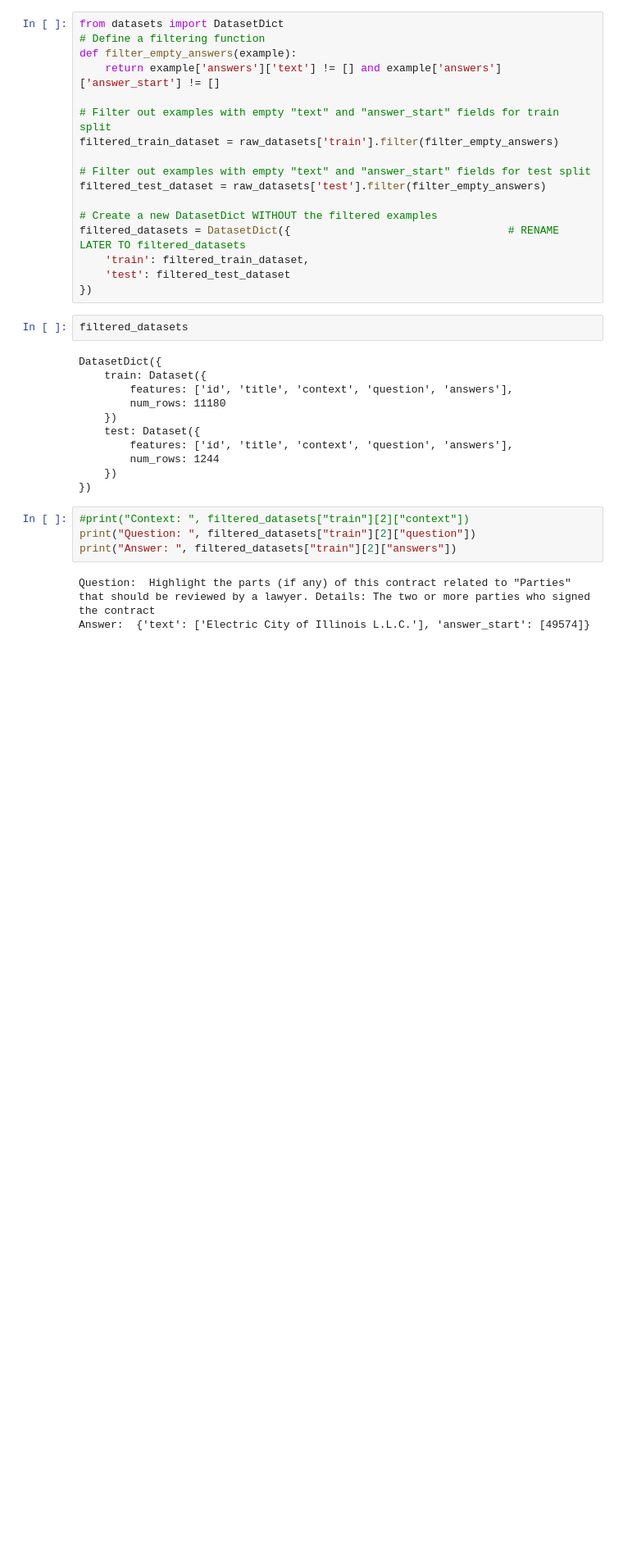
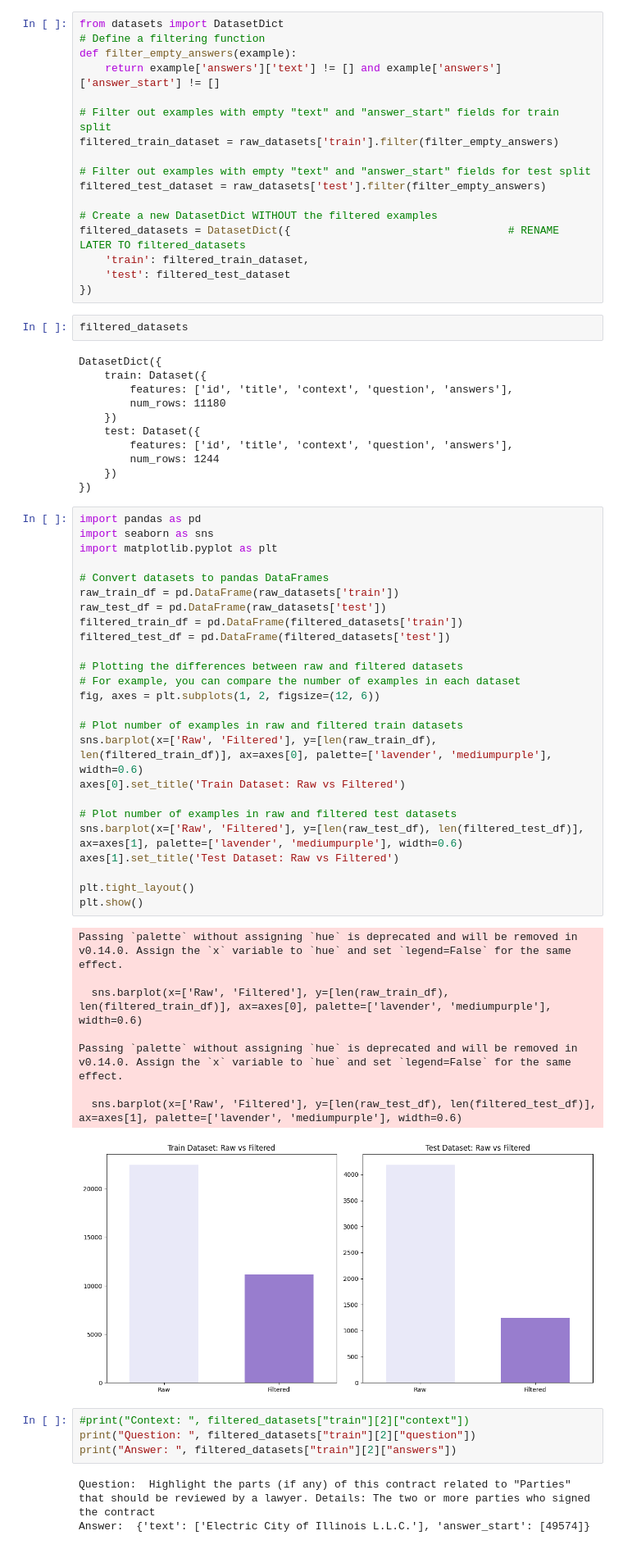
Before and after one commit to Elshamysamira/Machine-Learning-Methods, a Jupyter notebook: QA_CUAD_updated3_15_April_2024.ipynb, the cells around one changed output. Shown at 82% size. Drawn from its saved outputs; the diff is of its cells as text; blank space fills up the shorter version.

```diff
--- a/QA_CUAD_updated3_15_April_2024.ipynb
+++ b/QA_CUAD_updated3_15_April_2024.ipynb
@@ -79,6 +79,40 @@ DatasetDict({
         num_rows: 1244
     })
 })
+# %%
+import pandas as pd
+import seaborn as sns
+import matplotlib.pyplot as plt
+
+# Convert datasets to pandas DataFrames
+raw_train_df = pd.DataFrame(raw_datasets['train'])
+raw_test_df = pd.DataFrame(raw_datasets['test'])
+filtered_train_df = pd.DataFrame(filtered_datasets['train'])
+filtered_test_df = pd.DataFrame(filtered_datasets['test'])
+
+# Plotting the differences between raw and filtered datasets
+# For example, you can compare the number of examples in each dataset
+fig, axes = plt.subplots(1, 2, figsize=(12, 6))
+
+# Plot number of examples in raw and filtered train datasets
+sns.barplot(x=['Raw', 'Filtered'], y=[len(raw_train_df), len(filtered_train_df)], ax=axes[0], palette=['lavender', 'mediumpurple'], width=0.6)
+axes[0].set_title('Train Dataset: Raw vs Filtered')
+
+# Plot number of examples in raw and filtered test datasets
+sns.barplot(x=['Raw', 'Filtered'], y=[len(raw_test_df), len(filtered_test_df)], ax=axes[1], palette=['lavender', 'mediumpurple'], width=0.6)
+axes[1].set_title('Test Dataset: Raw vs Filtered')
+
+plt.tight_layout()
+plt.show()
+# %% [output]
+Passing `palette` without assigning `hue` is deprecated and will be removed in v0.14.0. Assign the `x` variable to `hue` and set `legend=False` for the same effect.
+
+  sns.barplot(x=['Raw', 'Filtered'], y=[len(raw_train_df), len(filtered_train_df)], ax=axes[0], palette=['lavender', 'mediumpurple'], width=0.6)
+
+Passing `palette` without assigning `hue` is deprecated and will be removed in v0.14.0. Assign the `x` variable to `hue` and set `legend=False` for the same effect.
+
+  sns.barplot(x=['Raw', 'Filtered'], y=[len(raw_test_df), len(filtered_test_df)], ax=axes[1], palette=['lavender', 'mediumpurple'], width=0.6)
+[figure, added]
 # %%
 #print("Context: ", filtered_datasets["train"][2]["context"])
 print("Question: ", filtered_datasets["train"][2]["question"])
```
Also changed, not shown: parts of 1 cell of this notebook.
